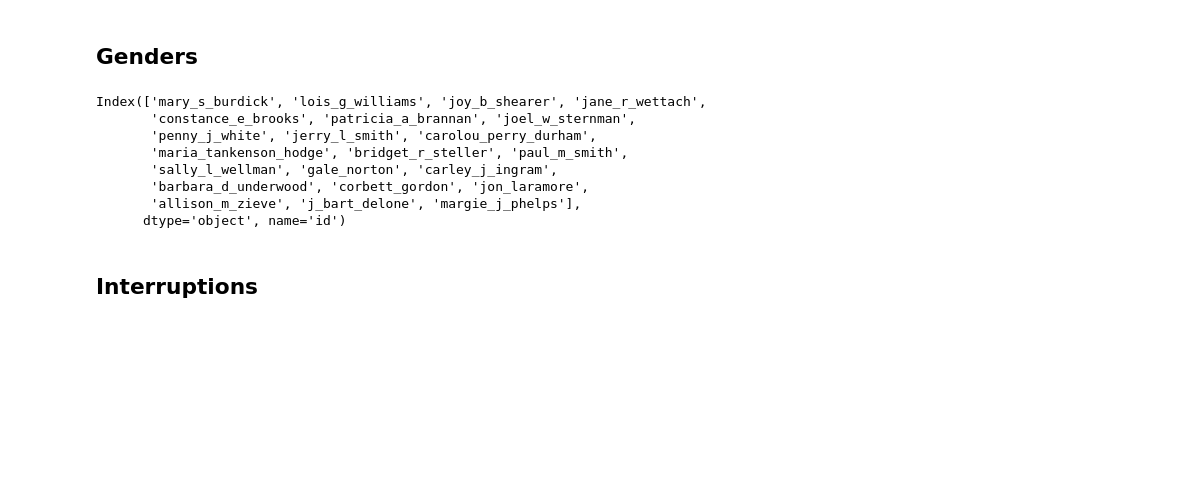
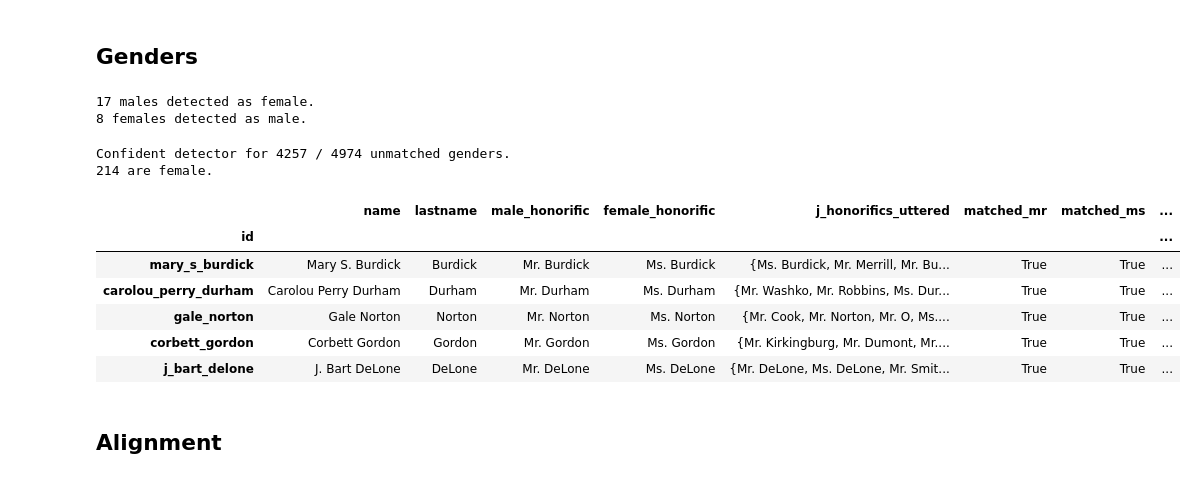
Before and after one commit to danielVebman/scorpus, a Jupyter notebook: test.ipynb, the cells around one changed output. Cells and saved outputs as stored; diff of their text form; code cells hidden in the pictures; blank space fills up the shorter version.

```diff
--- a/test.ipynb
+++ b/test.ipynb
@@ -182,15 +182,41 @@ names_and_honorifics['matched_ms'] = names_and_honorifics.apply(
 # %%
 one_honorific_matched = names_and_honorifics['matched_mr'] ^ names_and_honorifics['matched_ms']
 names_and_honorifics['gender'] = np.where(one_honorific_matched, names_and_honorifics['matched_ms'], None) # female = True, male = False
+# %%
+from gender_guesser.detector import Detector as GenderDetector
+detector = GenderDetector()
+names_and_honorifics['firstname'] = names_and_honorifics['name'].apply(lambda n: HumanName(n).first)
+names_and_honorifics['gender_det'] = names_and_honorifics['firstname'].apply(detector.get_gender)
+# %%
+print(((names_and_honorifics.gender == False) & (names_and_honorifics.gender_det == "female")).sum(), 'males detected as female.')
+print(((names_and_honorifics.gender == True) & (names_and_honorifics.gender_det == "male")).sum(), 'females detected as male.')
+# %% [output]
+17 males detected as female.
+8 females detected as male.
+# %%
+print(
+  'Confident detector for',
+  (names_and_honorifics.gender.isna() & names_and_honorifics.gender_det.isin(['male', 'female'])).sum(),
+  '/',
+  names_and_honorifics.gender.isna().sum(),
+  'unmatched genders.'
+)
+print((names_and_honorifics.gender.isna() & names_and_honorifics.gender_det.isin(['female'])).sum(), 'are female.')
+# %% [output]
+Confident detector for 4257 / 4974 unmatched genders.
+214 are female.
+# %%
+# set confident detected genders
+names_and_honorifics.loc[names_and_honorifics.gender.isna() & (names_and_honorifics.gender_det == 'male'), 'gender'] = False
+names_and_honorifics.loc[names_and_honorifics.gender.isna() & (names_and_honorifics.gender_det == 'female'), 'gender'] = True
 # %%
 # manually resolve those that are both mr and ms
-names_and_honorifics.query('matched_mr & matched_ms').index
+names_and_honorifics.query('matched_mr & matched_ms & gender.isna()')
 # %% [output]
-Index(['mary_s_burdick', 'lois_g_williams', 'joy_b_shearer', 'jane_r_wettach',
-       'constance_e_brooks', 'patricia_a_brannan', 'joel_w_sternman',
-       'penny_j_white', 'jerry_l_smith', 'carolou_perry_durham',
-       'maria_tankenson_hodge', 'bridget_r_steller', 'paul_m_smith',
-       'sally_l_wellman', 'gale_norton', 'carley_j_ingram',
-       'barbara_d_underwood', 'corbett_gordon', 'jon_laramore',
-       'allison_m_zieve', 'j_bart_delone', 'margie_j_phelps'],
-      dtype='object', name='id')
+|  | name | lastname | male_honorific | female_honorific | j_honorifics_uttered | matched_mr | matched_ms | ... |
+| id |  |  |  |  |  |  |  | ... |
+| mary_s_burdick | Mary S. Burdick | Burdick | Mr. Burdick | Ms. Burdick | {Ms. Burdick, Mr. Merrill, Mr. Bu... | True | True | ... |
+| carolou_perry_durham | Carolou Perry Durham | Durham | Mr. Durham | Ms. Durham | {Mr. Washko, Mr. Robbins, Ms. Dur... | True | True | ... |
+| gale_norton | Gale Norton | Norton | Mr. Norton | Ms. Norton | {Mr. Cook, Mr. Norton, Mr. O, Ms.... | True | True | ... |
+| corbett_gordon | Corbett Gordon | Gordon | Mr. Gordon | Ms. Gordon | {Mr. Kirkingburg, Mr. Dumont, Mr.... | True | True | ... |
+| j_bart_delone | J. Bart DeLone | DeLone | Mr. DeLone | Ms. DeLone | {Mr. DeLone, Ms. DeLone, Mr. Smit... | True | True | ... |
@@ -223,4 +229,4 @@ names_and_honorifics.loc[[
 # %%
 names_and_honorifics['gender'].to_csv('flatfiles/genders.csv')
 # %% [markdown]
-## Interruptions
+## Alignment
```
Also changed, not shown: parts of 25 cells of this notebook.
